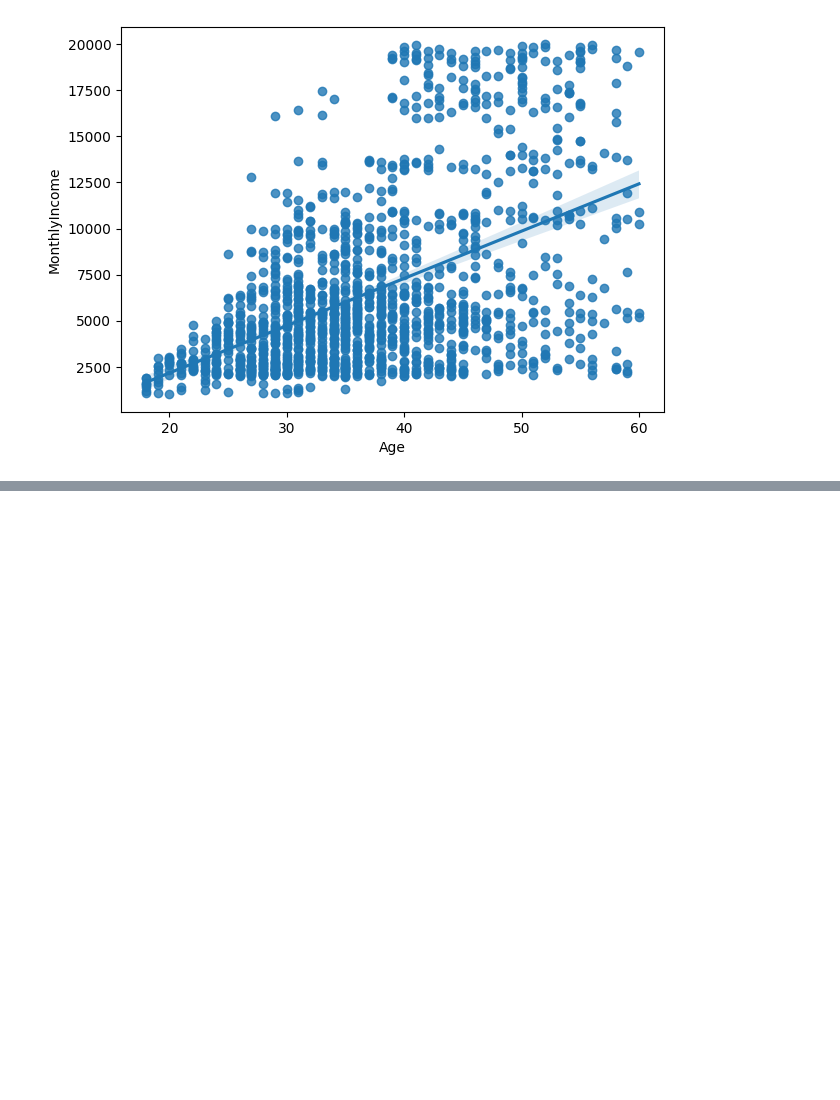
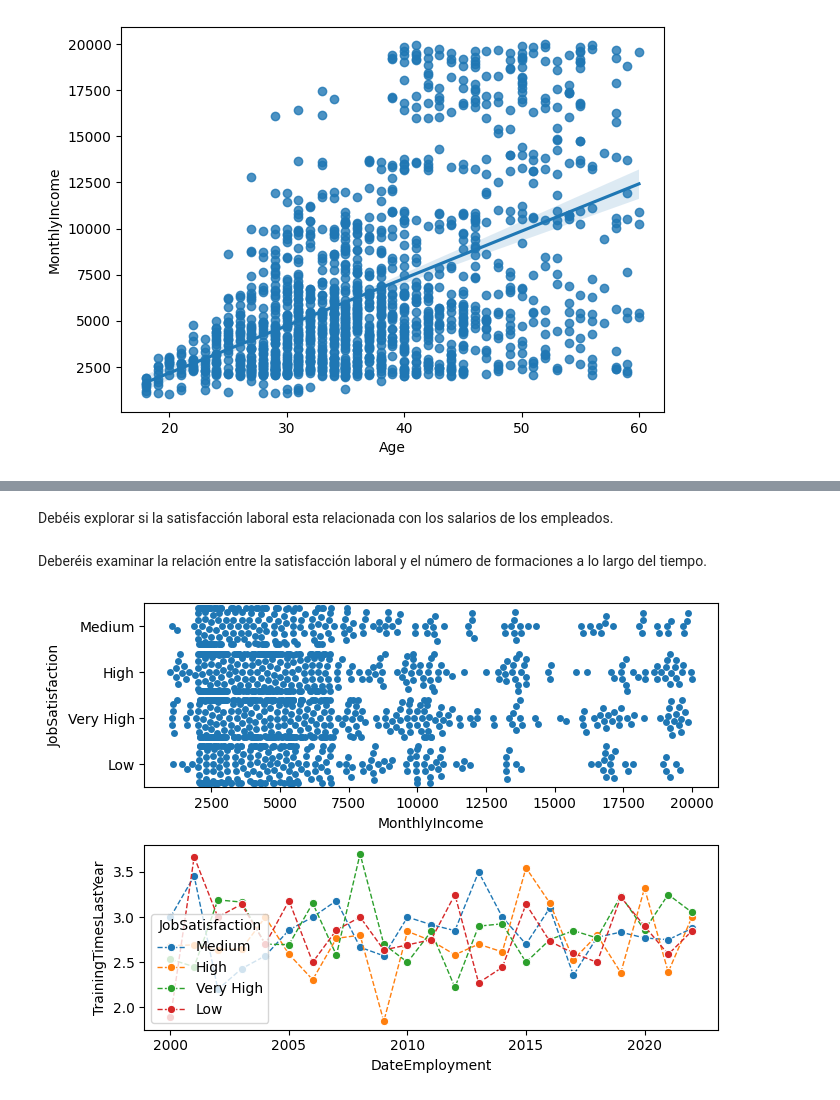
Before and after one commit to jgilsu11/Teoria, a Jupyter notebook: Modulo2/teoria/problema-enunciado.ipynb, the cells around one changed output, grey strips where cells are left out. Cells and saved outputs as stored; diff of their text form; code cells hidden in the pictures; blank space fills up the shorter version.

```diff
--- a/Modulo2/teoria/problema-enunciado.ipynb
+++ b/Modulo2/teoria/problema-enunciado.ipynb
@@ -239,0 +266,13 @@ sns.regplot(x= "Age", y = "MonthlyIncome", data= df)    #La s es para cambiar el
+# %% [markdown]
+Debéis explorar si la satisfacción laboral esta relacionada con los salarios de los empleados.
+# %% [markdown]
+Deberéis examinar la relación entre la satisfacción laboral y el número de formaciones a lo largo del tiempo.
+# %%
+df["DateEmployment"] = pd.to_datetime(df["DateEmployment"], format= "mixed")
+# %%
+fig, axes= plt.subplots(nrows = 2, ncols = 1, figsize= (7,5), sharex= False)
+sns.swarmplot(x ="MonthlyIncome" , y= "JobSatisfaction", data= df, ax= axes[0])
+sns.lineplot(x= df["DateEmployment"].dt.year, y = "TrainingTimesLastYear",hue= "JobSatisfaction", marker= "o", linewidth= 1, linestyle= "dashed", errorbar= None,  data= df, ax= axes[1] )
+plt.tight_layout()
+# %% [output]
+[figure, added]
```
Also changed, not shown: parts of 9 cells of this notebook.
